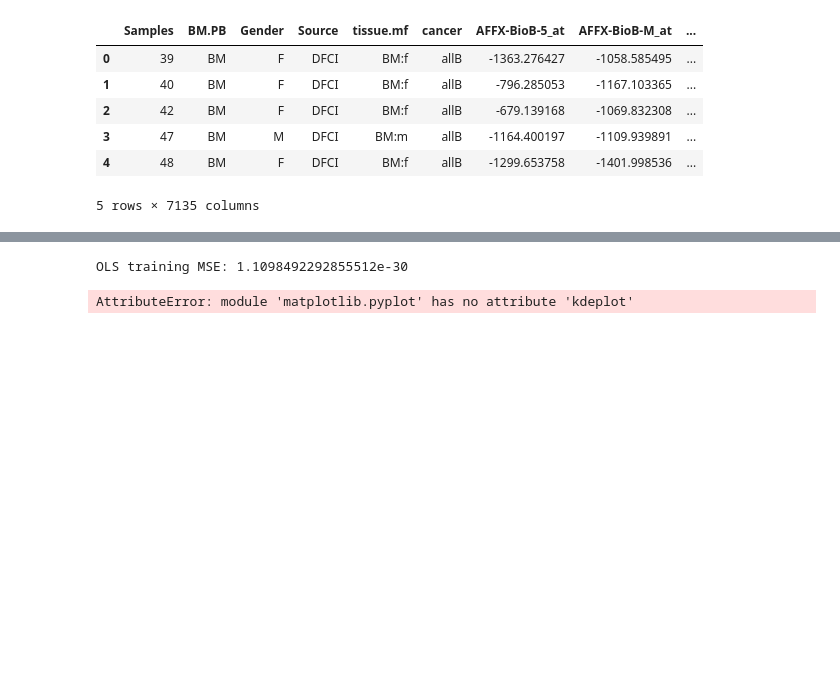
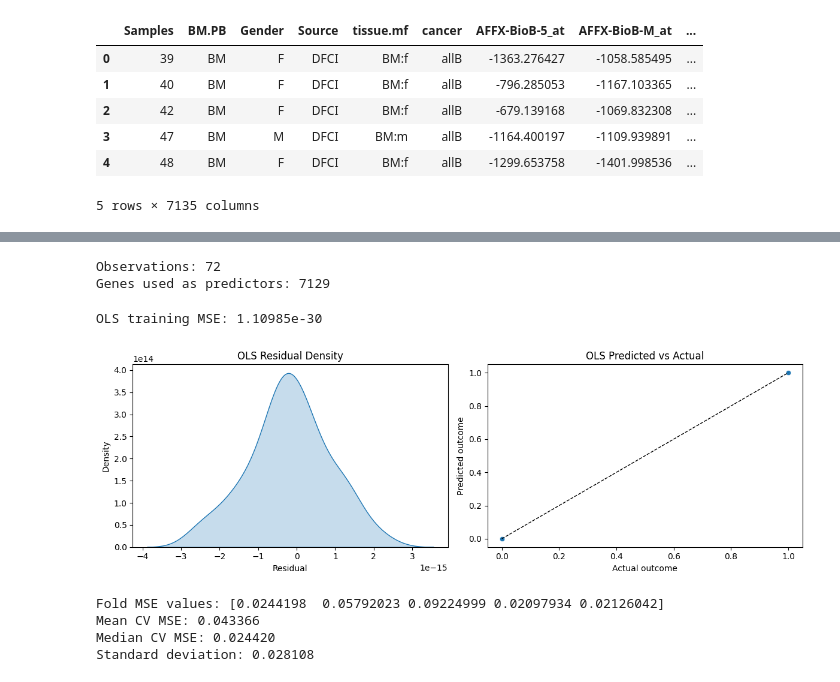
Before and after one commit to natchan19/undergrad_ml_assignments, a Jupyter notebook: genomics_lab.ipynb, the cells around one changed output, grey strips where cells are left out. Saved outputs shown, nothing was run; the diff lists cells and outputs as text; code cells hidden in the pictures; blank space fills up the shorter version.

```diff
--- a/genomics_lab.ipynb
+++ b/genomics_lab.ipynb
@@ -31,5 +36,6 @@ from scikit-learn.model_selection import train_test_split
 # %%
-df = pd.read_csv('./golub.csv')
+# 1
+df = pd.read_csv('./golub.csv', encoding='latin1')
 # %%
 df.head()
 # %% [output]
@@ -43,5 +49,6 @@ df.head()
 # %%
 # Relabel all instances of ALLB and ALLT as 0, and all instances of ALL as 1.
 mapper = {'allB': 0, 'allT': 0, 'aml': 1}
+df['outcome'] = df['cancer'].map(mapper)
 
-df['cancer'] = df['cancer'].map(mapper)
+df[['Samples', 'cancer', 'outcome']].head()
@@ -48,21 +62,59 @@ df['cancer'] = df['cancer'].map(mapper)
+# %%
+# 2
+y = df['outcome']
+X = df.drop(['Samples', 'BM.PB', 'Gender', 'Source', 'tissue.mf', 'cancer', 'outcome'], axis=1)
+
+print(f'Observations: {X.shape[0]}')
+print(f'Genes used as predictors: {X.shape[1]}')
+# %% [output]
+Observations: 72
+Genes used as predictors: 7129
+# %%
+# Linear Regression
+ols = LinearRegression().fit(X, y)
+y_hat_ols = ols.predict(X)
+residuals_ols = y_hat_ols - y
+
+print(f'OLS training MSE: {mse(y, y_hat_ols):.6g}')
+# %% [output]
+OLS training MSE: 1.10985e-30
 # %%
-# Linear Regression
-from sklearn.linear_model import LinearRegression
-y = df['cancer']
-mse = lambda y, y_hat: np.mean((y - y_hat) ** 2)
-X = df.drop(columns=['Samples', 'BM.PB', 'Gender', 'Source', 'tissue.mf', 'cancer'], axis=1)
+# kde plot of residuals
+fig, axes = plt.subplots(1, 2, figsize=(12, 4))
 
-model = LinearRegression()
+sns.kdeplot(residuals_ols, fill=True, ax=axes[0])
+axes[0].set_title('OLS Residual Density')
+axes[0].set_xlabel('Residual')
 
-reg = model.fit(X, y)
-y_hat = reg.predict(X)
-print(f'OLS training MSE: {mse(y, y_hat)}')
+sns.scatterplot(x=y, y=y_hat_ols, ax=axes[1])
+axes[1].plot([0, 1], [0, 1], linestyle='--', color='black', linewidth=1)
+axes[1].set_title('OLS Predicted vs Actual')
+axes[1].set_xlabel('Actual outcome')
+axes[1].set_ylabel('Predicted outcome')
+
+plt.tight_layout()
+plt.show()
 # %% [output]
-OLS training MSE: 1.1098492292855512e-30
+[figure, added]
 # %%
-# kde plot of residuals
-plt.kdeplot(y - y_hat)
-plt.title('KDE Plot of Residuals')
+#  3 Cross validation
+kfold = KFold(n_splits=5, shuffle=True, random_state=100)
+cv_scores = cross_val_score(
+    LinearRegression(),
+    X,
+    y,
+    cv=kfold,
+    scoring='neg_mean_squared_error'
+)
+cv_mse = -cv_scores
+
+print('Fold MSE values:', cv_mse)
+print(f'Mean CV MSE: {cv_mse.mean():.6f}')
+print(f'Median CV MSE: {np.median(cv_mse):.6f}')
+print(f'Standard deviation: {cv_mse.std():.6f}')
 # %% [output]
-AttributeError: module 'matplotlib.pyplot' has no attribute 'kdeplot'
+Fold MSE values: [0.0244198  0.05792023 0.09224999 0.02097934 0.02126042]
+Mean CV MSE: 0.043366
+Median CV MSE: 0.024420
+Standard deviation: 0.028108
 # %%
```
Also changed, not shown: parts of 15 cells of this notebook.
